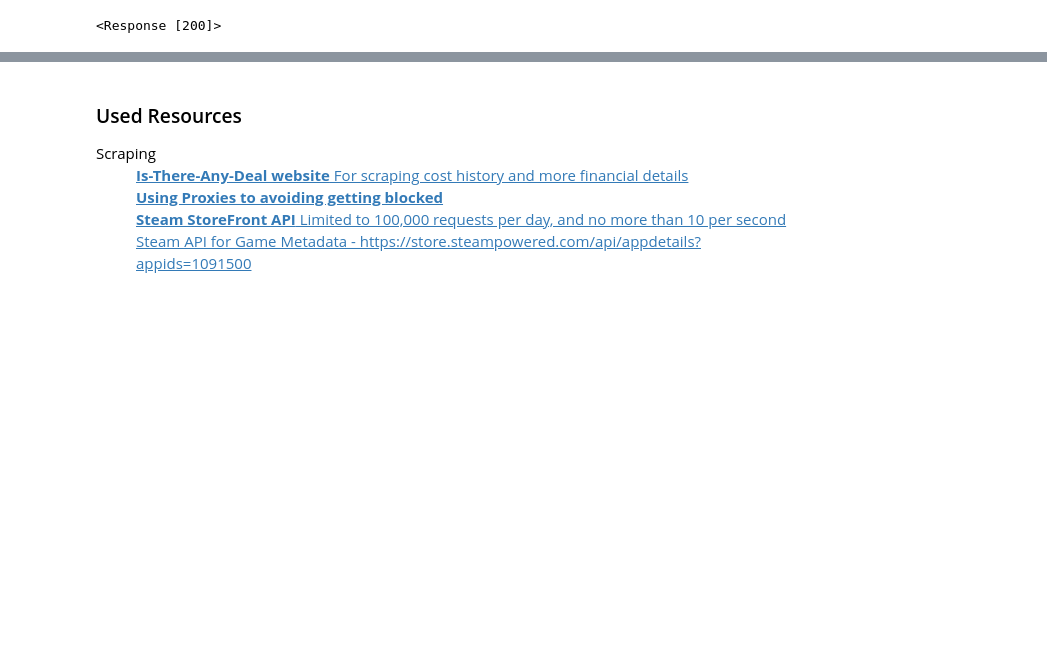
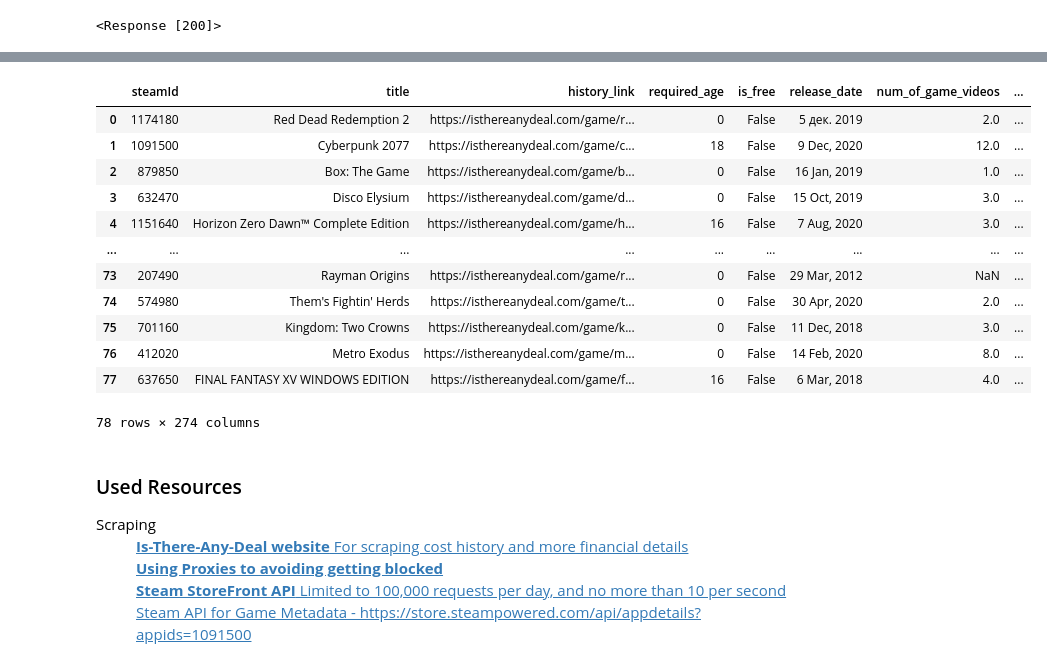
Before and after one commit to elad12390/DataScienceFinalProject, a Jupyter notebook: project.ipynb, the cells around one changed output, grey strips where cells are left out. Cells and saved outputs as stored; diff of their text form; code cells hidden in the pictures; blank space fills up the shorter version.

Commit message:
added csv creation for future use and cleaned up the data more

```diff
--- a/project.ipynb
+++ b/project.ipynb
@@ -253,3 +354,20 @@ print(games_dataframe)
+# %%
+games_dataframe2.to_csv('games_details_data.csv')
+games_dataframe2
+# %% [output]
+|  | steamId | title | history_link | required_age | is_free | release_date | num_of_game_videos | ... |
+| 0 | 1174180 | Red Dead Redemption 2 | https://isthereanydeal.com/game/r... | 0 | False | 5 дек. 2019 | 2.0 | ... |
+| 1 | 1091500 | Cyberpunk 2077 | https://isthereanydeal.com/game/c... | 18 | False | 9 Dec, 2020 | 12.0 | ... |
+| 2 | 879850 | Box: The Game | https://isthereanydeal.com/game/b... | 0 | False | 16 Jan, 2019 | 1.0 | ... |
+| 3 | 632470 | Disco Elysium | https://isthereanydeal.com/game/d... | 0 | False | 15 Oct, 2019 | 3.0 | ... |
+| 4 | 1151640 | Horizon Zero Dawn™ Complete Edition | https://isthereanydeal.com/game/h... | 16 | False | 7 Aug, 2020 | 3.0 | ... |
+| ... | ... | ... | ... | ... | ... | ... | ... | ... |
+| 73 | 207490 | Rayman Origins | https://isthereanydeal.com/game/r... | 0 | False | 29 Mar, 2012 | NaN | ... |
+| 74 | 574980 | Them's Fightin' Herds | https://isthereanydeal.com/game/t... | 0 | False | 30 Apr, 2020 | 2.0 | ... |
+| 75 | 701160 | Kingdom: Two Crowns | https://isthereanydeal.com/game/k... | 0 | False | 11 Dec, 2018 | 3.0 | ... |
+| 76 | 412020 | Metro Exodus | https://isthereanydeal.com/game/m... | 0 | False | 14 Feb, 2020 | 8.0 | ... |
+| 77 | 637650 | FINAL FANTASY XV WINDOWS EDITION | https://isthereanydeal.com/game/f... | 16 | False | 6 Mar, 2018 | 4.0 | ... |
+78 rows × 274 columns
 # %%
 def get_game_details_response():
     return get_html_response("https://isthereanydeal.com/game/deadbydaylight/history/#/chart:low")
```
Also changed, not shown: parts of 10 cells of this notebook, 1 other file.
